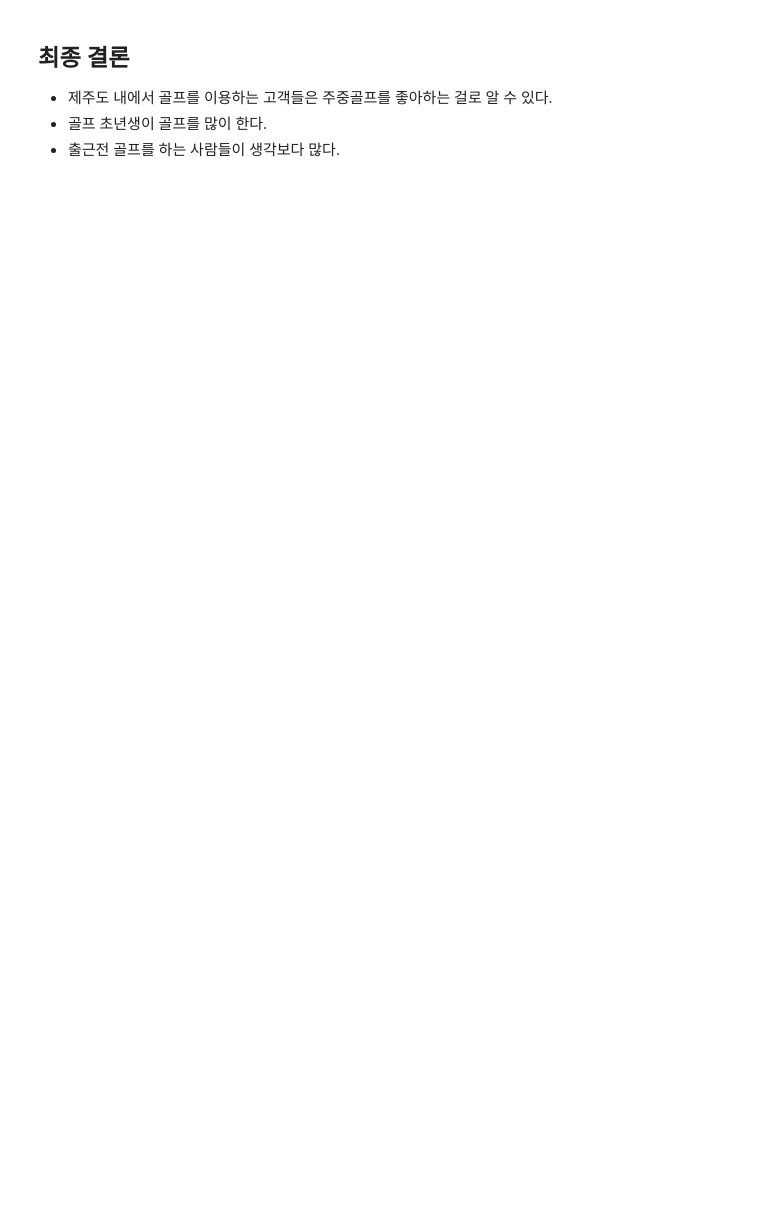
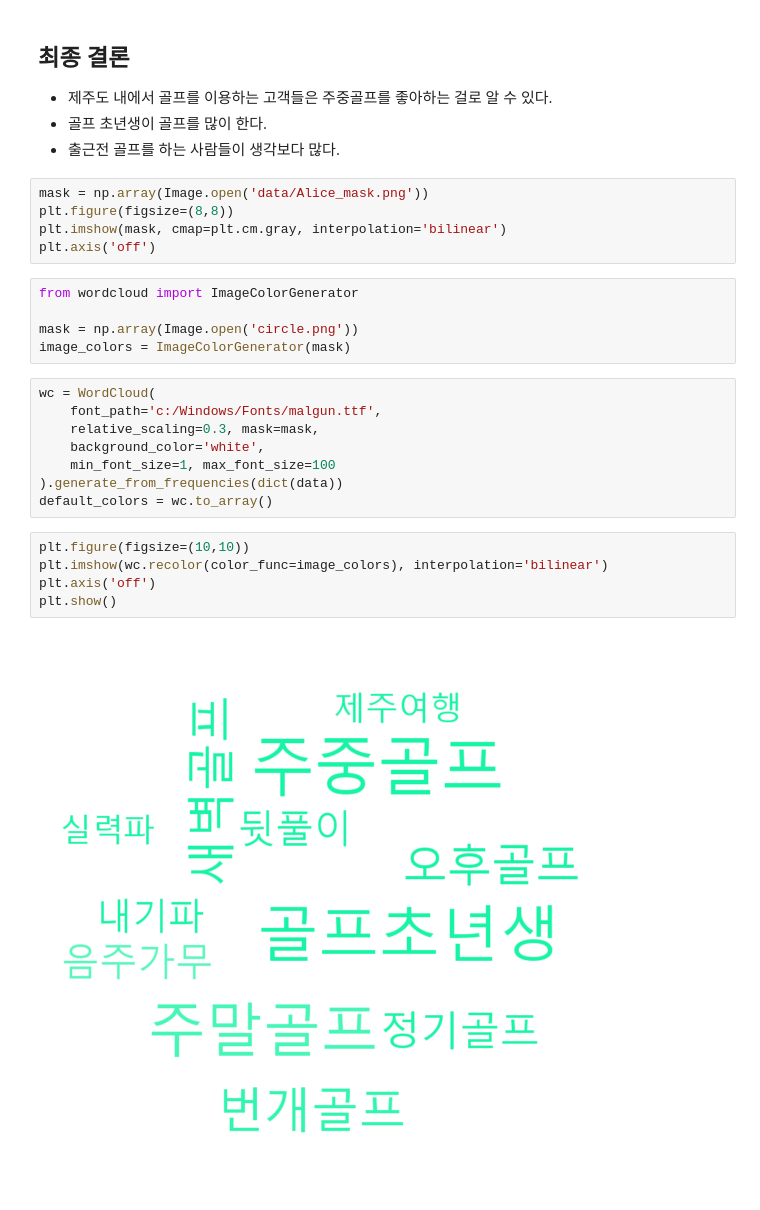
Before and after one commit to minwooking/Next_Ez_Training, a Jupyter notebook: golf5_word_cloud.ipynb, the cells around one changed output. Saved outputs shown, nothing was run; the diff lists cells and outputs as text; blank space fills up the shorter version.

```diff
--- a/golf5_word_cloud.ipynb
+++ b/golf5_word_cloud.ipynb
@@ -100,3 +115,28 @@ plt.show()
  - 제주도 내에서 골프를 이용하는 고객들은 주중골프를 좋아하는 걸로 알 수 있다.
  - 골프 초년생이 골프를 많이 한다.
  - 출근전 골프를 하는 사람들이 생각보다 많다.
+# %%
+mask = np.array(Image.open('data/Alice_mask.png'))
+plt.figure(figsize=(8,8))
+plt.imshow(mask, cmap=plt.cm.gray, interpolation='bilinear')
+plt.axis('off')
+# %%
+from wordcloud import ImageColorGenerator
+
+mask = np.array(Image.open('circle.png'))
+image_colors = ImageColorGenerator(mask)
+# %%
+wc = WordCloud(
+    font_path='c:/Windows/Fonts/malgun.ttf',
+    relative_scaling=0.3, mask=mask,
+    background_color='white',
+    min_font_size=1, max_font_size=100
+).generate_from_frequencies(dict(data))
+default_colors = wc.to_array()
+# %%
+plt.figure(figsize=(10,10))
+plt.imshow(wc.recolor(color_func=image_colors), interpolation='bilinear')
+plt.axis('off')
+plt.show()
+# %% [output]
+[figure, added]
```
Also changed, not shown: parts of 5 cells of this notebook, 2 other files.
